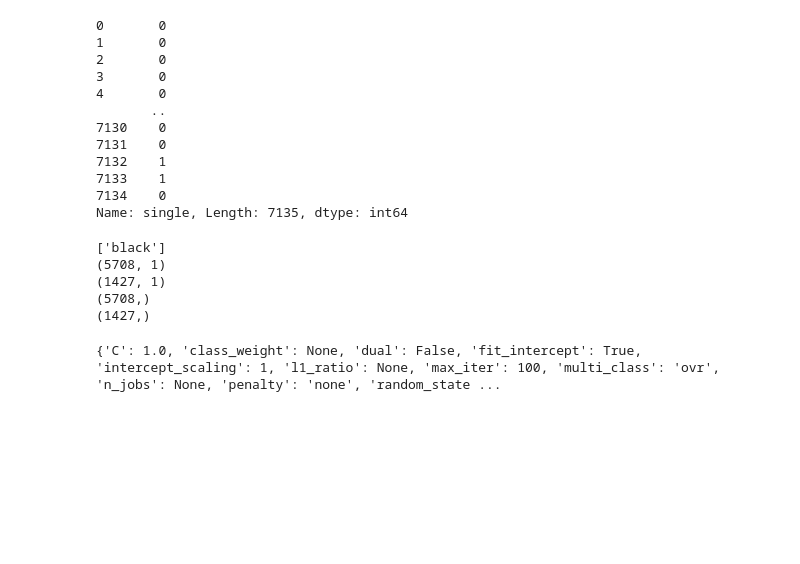
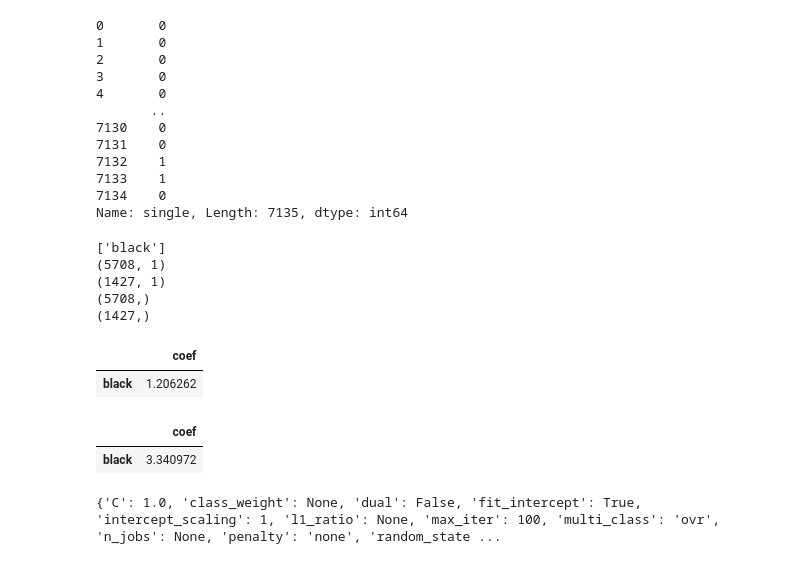
Before and after one commit to andrezafeu/maternal_mortality, a Jupyter notebook: Logistic Regression.ipynb, the cells around one changed output. Cells and saved outputs as stored; diff of their text form; code cells hidden in the pictures; blank space fills up the shorter version.

Commit message:
Update Logistic Regression

```diff
--- a/Logistic Regression.ipynb
+++ b/Logistic Regression.ipynb
@@ -178,4 +178,32 @@ print(y_test.shape)
 (1427, 1)
 (5708,)
 (1427,)
+# %%
+model1 = LogisticRegression(
+    random_state=0,
+    # multi_class='multinomial'
+    multi_class='ovr',
+    penalty='none',
+    solver='newton-cg'
+).fit(X_train, y_train)
+
+log_odds = model1.coef_[0]
+
+pd.DataFrame(log_odds,
+             X.columns,
+             columns=['coef'])\
+            .sort_values(by='coef', ascending=False)
+# %% [output]
+|  | coef |
+| black | 1.206262 |
+# %%
+# exponentiating the log odds coefficients
+odds = np.exp(model1.coef_[0])
+pd.DataFrame(odds,
+             X.columns,
+             columns=['coef'])\
+            .sort_values(by='coef', ascending=False)
+# %% [output]
+|  | coef |
+| black | 3.340972 |
 # %%
```
Also changed, not shown: parts of 2 cells of this notebook.
